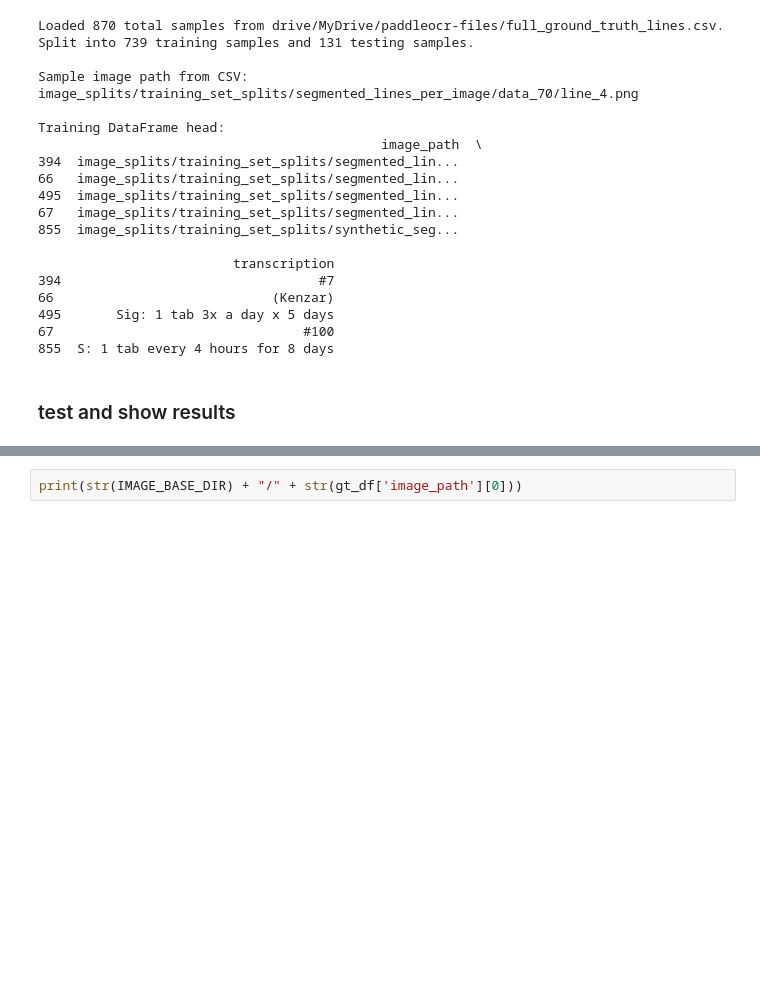
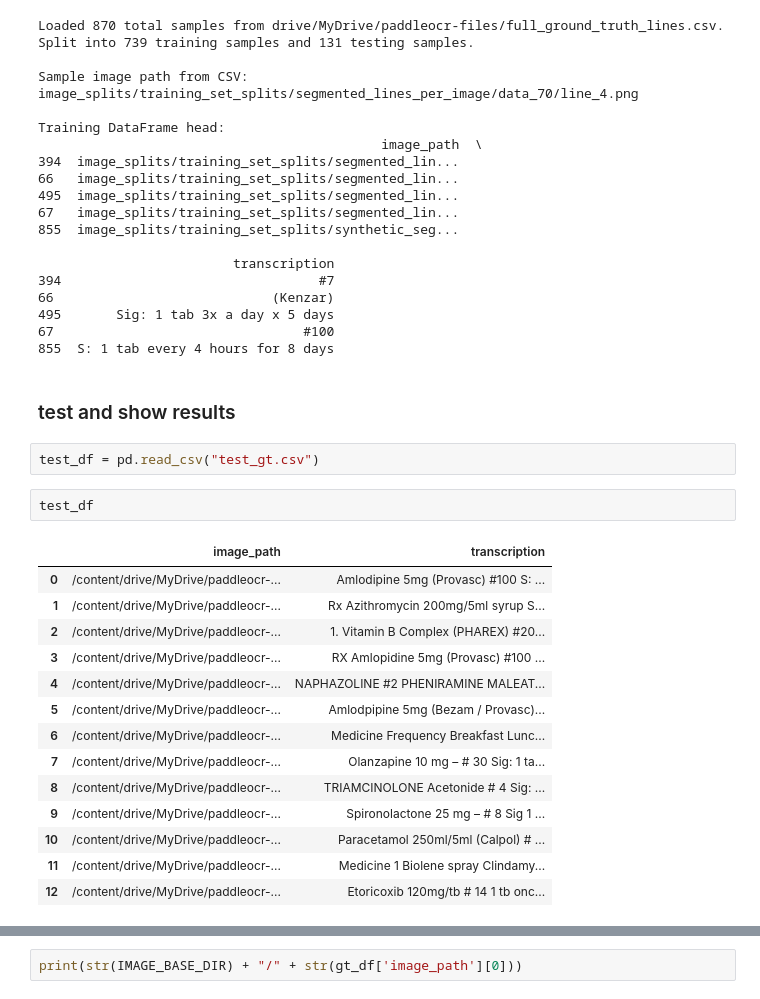
Before and after one commit to THS-ST/ocr-models, a Jupyter notebook: paddleOCR/paddle_testing.ipynb, the cells around one changed output, grey strips where cells are left out. Saved outputs shown, nothing was run; the diff lists cells and outputs as text; blank space fills up the shorter version.

```diff
--- a/paddleOCR/paddle_testing.ipynb
+++ b/paddleOCR/paddle_testing.ipynb
@@ -80,6 +70,25 @@ Training DataFrame head:
 855  S: 1 tab every 4 hours for 8 days
 # %% [markdown]
 ### test and show results
+# %%
+test_df = pd.read_csv("test_gt.csv")
+# %%
+test_df
+# %% [output]
+|  | image_path | transcription |
+| 0 | /content/drive/MyDrive/paddleocr-... | Amlodipine 5mg (Provasc) #100 S: ... |
+| 1 | /content/drive/MyDrive/paddleocr-... | Rx Azithromycin 200mg/5ml syrup S... |
+| 2 | /content/drive/MyDrive/paddleocr-... | 1. Vitamin B Complex (PHAREX) #20... |
+| 3 | /content/drive/MyDrive/paddleocr-... | RX Amlopidine 5mg (Provasc) #100 ... |
+| 4 | /content/drive/MyDrive/paddleocr-... | NAPHAZOLINE #2 PHENIRAMINE MALEAT... |
+| 5 | /content/drive/MyDrive/paddleocr-... | Amlodpipine 5mg (Bezam / Provasc)... |
+| 6 | /content/drive/MyDrive/paddleocr-... | Medicine Frequency Breakfast Lunc... |
+| 7 | /content/drive/MyDrive/paddleocr-... | Olanzapine 10 mg – # 30 Sig: 1 ta... |
+| 8 | /content/drive/MyDrive/paddleocr-... | TRIAMCINOLONE Acetonide # 4 Sig: ... |
+| 9 | /content/drive/MyDrive/paddleocr-... | Spironolactone 25 mg – # 8 Sig 1 ... |
+| 10 | /content/drive/MyDrive/paddleocr-... | Paracetamol 250ml/5ml (Calpol) # ... |
+| 11 | /content/drive/MyDrive/paddleocr-... | Medicine 1 Biolene spray Clindamy... |
+| 12 | /content/drive/MyDrive/paddleocr-... | Etoricoxib 120mg/tb # 14 1 tb onc... |
 # %%
 results = []
 for _, row in tqdm(test_df.iterrows(), total=len(test_df), desc="Running Inference"):
```
Also changed, not shown: parts of 17 cells of this notebook.
